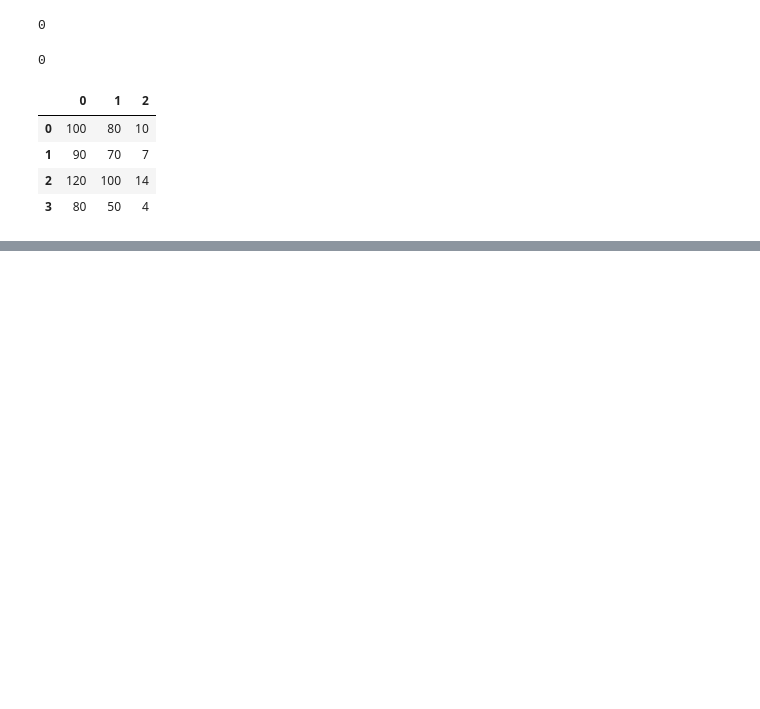
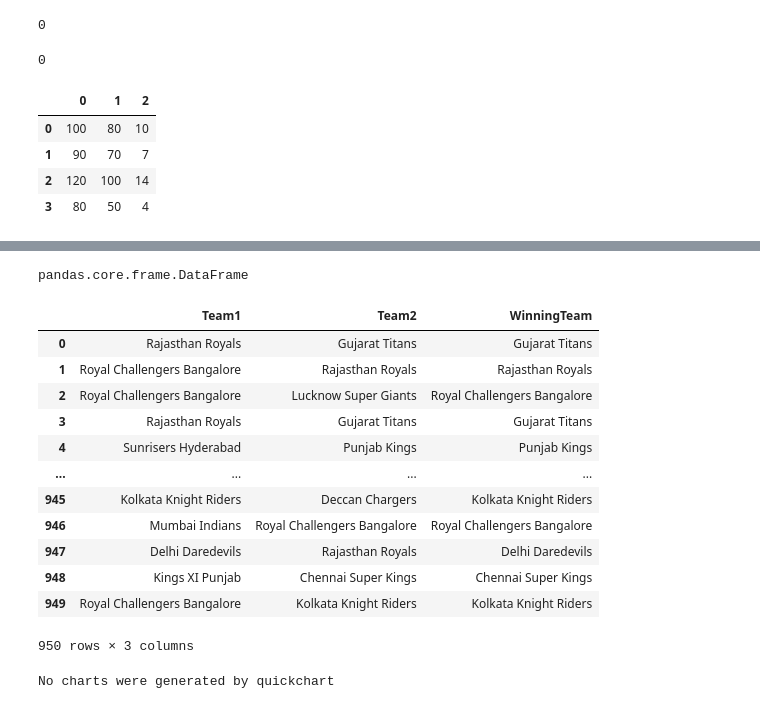
Before and after one commit to GitTanish/lvlPython, a Jupyter notebook: Pandas_2.ipynb, the cells around one changed output, grey strips where cells are left out. Saved outputs shown, nothing was run; the diff lists cells and outputs as text; code cells hidden in the pictures; blank space fills up the shorter version.

Commit message:
dataframe selections and math methods

```diff
--- a/Pandas_2.ipynb
+++ b/Pandas_2.ipynb
@@ -273,0 +363,23 @@ students.rename(columns={'marks':'percent','package':'lpa'},inplace=True)
+# %%
+# multiple cols
+movies[['title_x','year_of_release','actors']]
+type(movies[['title_x','year_of_release','actors']])
+# %% [output]
+pandas.core.frame.DataFrame
+# %%
+ipl[['Team1','Team2','WinningTeam']]
+# %% [output]
+|  | Team1 | Team2 | WinningTeam |
+| 0 | Rajasthan Royals | Gujarat Titans | Gujarat Titans |
+| 1 | Royal Challengers Bangalore | Rajasthan Royals | Rajasthan Royals |
+| 2 | Royal Challengers Bangalore | Lucknow Super Giants | Royal Challengers Bangalore |
+| 3 | Rajasthan Royals | Gujarat Titans | Gujarat Titans |
+| 4 | Sunrisers Hyderabad | Punjab Kings | Punjab Kings |
+| ... | ... | ... | ... |
+| 945 | Kolkata Knight Riders | Deccan Chargers | Kolkata Knight Riders |
+| 946 | Mumbai Indians | Royal Challengers Bangalore | Royal Challengers Bangalore |
+| 947 | Delhi Daredevils | Rajasthan Royals | Delhi Daredevils |
+| 948 | Kings XI Punjab | Chennai Super Kings | Chennai Super Kings |
+| 949 | Royal Challengers Bangalore | Kolkata Knight Riders | Kolkata Knight Riders |
+950 rows × 3 columns
+No charts were generated by quickchart
```
Also changed, not shown: parts of 14 cells of this notebook.
